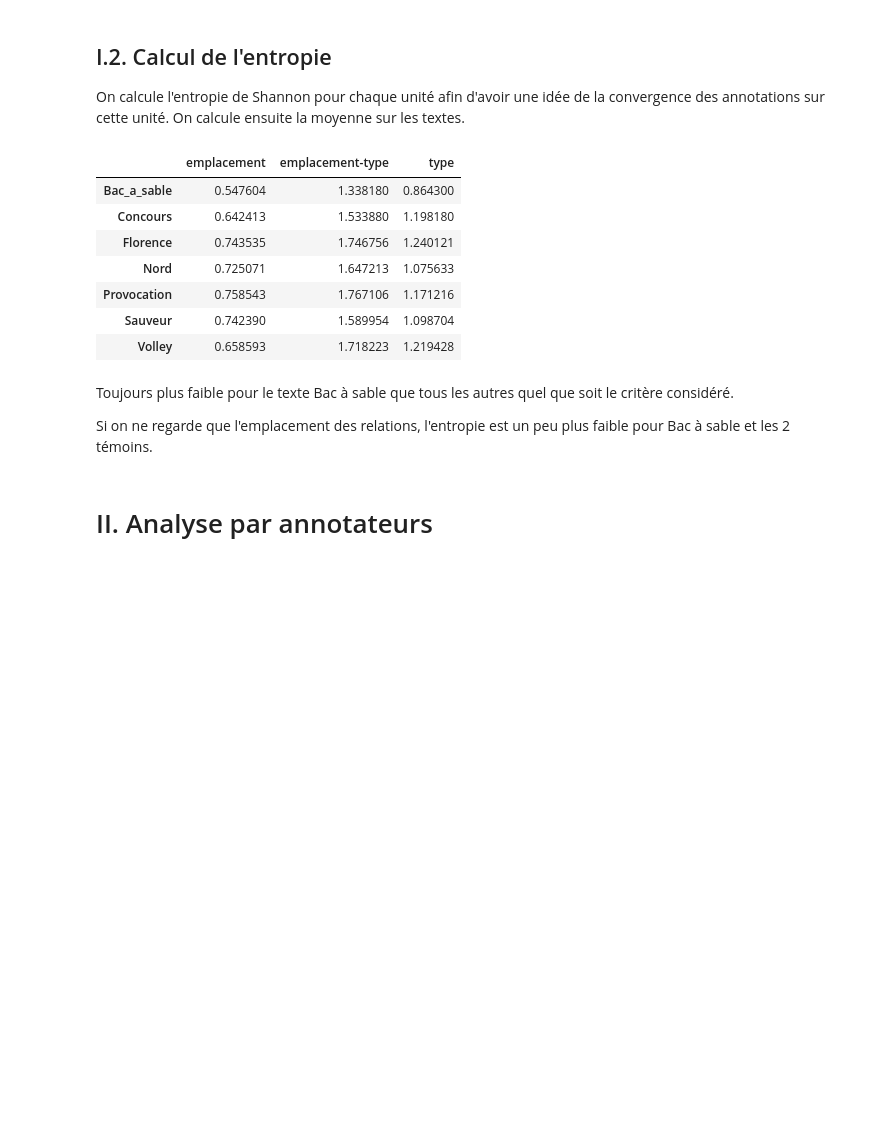
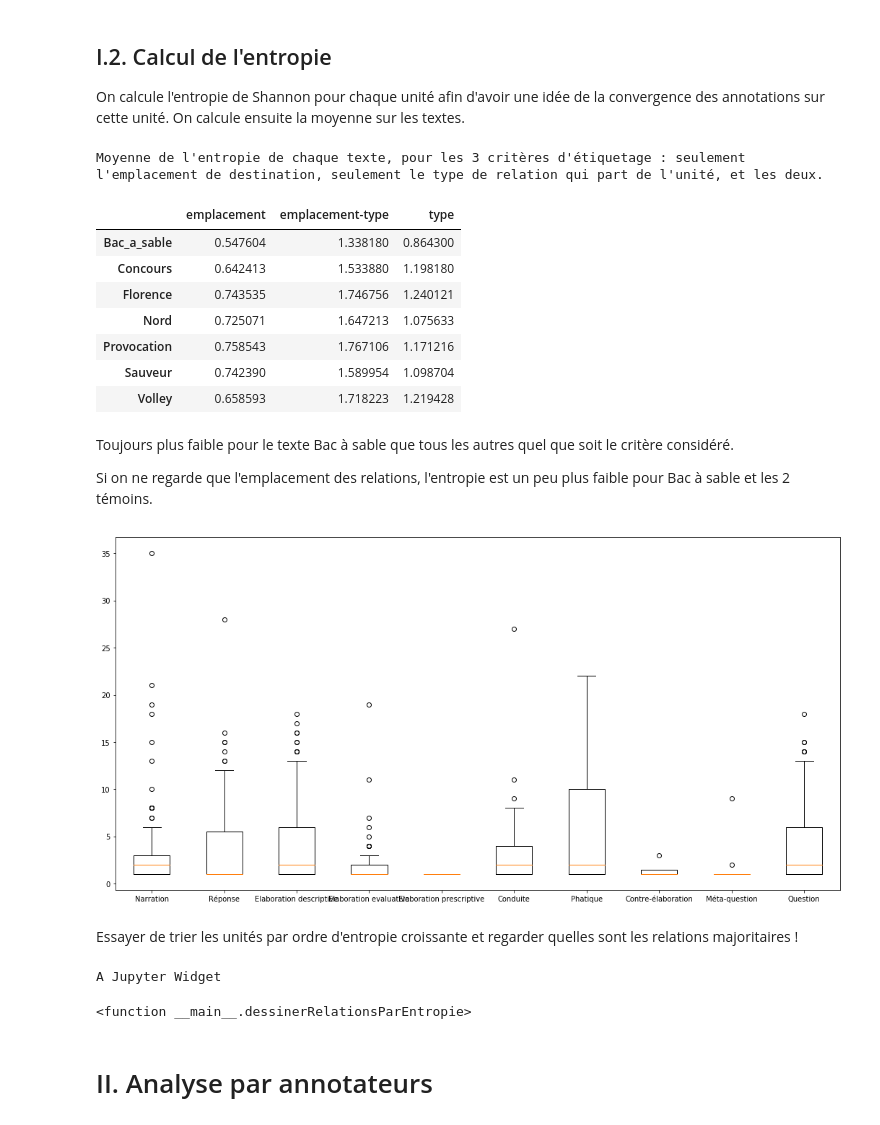
Before and after one commit to AlaixComet/AnnotationSlamPTut, a Jupyter notebook: traitement donnees/Analyse 2018.ipynb, the cells around one changed output. Saved outputs shown, nothing was run; the diff lists cells and outputs as text; code cells hidden in the pictures; blank space fills up the shorter version.

Commit message:
test pour nbviewer

```diff
--- a/traitement donnees/Analyse 2018.ipynb
+++ b/traitement donnees/Analyse 2018.ipynb
@@ -132,8 +140,11 @@ for critere in criteres:
         entropie_textes[texte] = np.mean(entropie)
     listeEntropies[critere] = entropies
     moyennes[critere] = pandas.Series(entropie_textes)
+
+print("Moyenne de l'entropie de chaque texte, pour les 3 critères d'étiquetage : seulement l'emplacement de destination, seulement le type de relation qui part de l'unité, et les deux.")
 pandas.concat(moyennes, axis=1)
 # %% [output]
+Moyenne de l'entropie de chaque texte, pour les 3 critères d'étiquetage : seulement l'emplacement de destination, seulement le type de relation qui part de l'unité, et les deux.
 |  | emplacement | emplacement-type | type |
 | Bac_a_sable | 0.547604 | 1.338180 | 0.864300 |
 | Concours | 0.642413 | 1.533880 | 1.198180 |
@@ -146,3 +157,31 @@ pandas.concat(moyennes, axis=1)
 Toujours plus faible pour le texte Bac à sable que tous les autres quel que soit le critère considéré.
 
 Si on ne regarde que l'emplacement des relations, l'entropie est un peu plus faible pour Bac à sable et les 2 témoins.
+# %%
+relationsParTexte = dict()
+for texte in camp.textes:
+    annotations = camp.getAnnotations(texte)
+    matrices = [a.matrice() for a in annotations]
+    matriceTotale = matrices[0].copy()
+    for mat in matrices[1:]:
+        matriceTotale = matriceTotale.add(mat)
+    count = dict()
+    for rel in camp.typesRelations:
+        mat = matriceTotale[rel].as_matrix()
+        count[rel] = mat[np.nonzero(mat)]
+    relationsParTexte[texte] = count
+
+relationsTotales = {rel : [] for rel in camp.typesRelations}
+for texte in camp.textes:
+    for rel in camp.typesRelations:
+        relationsTotales[rel] += list(relationsParTexte[texte][rel])
+# %%
+fig = plt.figure(figsize=(18,9))
+ax = fig.add_subplot(111)
+bp = ax.boxplot(relationsTotales.values())
+ax.set_xticklabels(relationsTotales.keys())
+plt.show()
+# %% [output]
+[figure, added]
+# %% [markdown]
+Essayer de trier les unités par ordre d'entropie croissante et regarder quelles sont les relations majoritaires !
@@ -149,2 +230,7 @@ Si on ne regarde que l'emplacement des relations, l'entropie est un peu plus fai
+# %%
+interact(dessinerRelationsParEntropie, nomTexte=camp.textes.keys(), critere=["type", "emplacement-type"])
+# %% [output]
+A Jupyter Widget
+<function __main__.dessinerRelationsParEntropie>
 # %% [markdown]
 # II. Analyse par annotateurs
```
Also changed, not shown: parts of 3 cells of this notebook.
